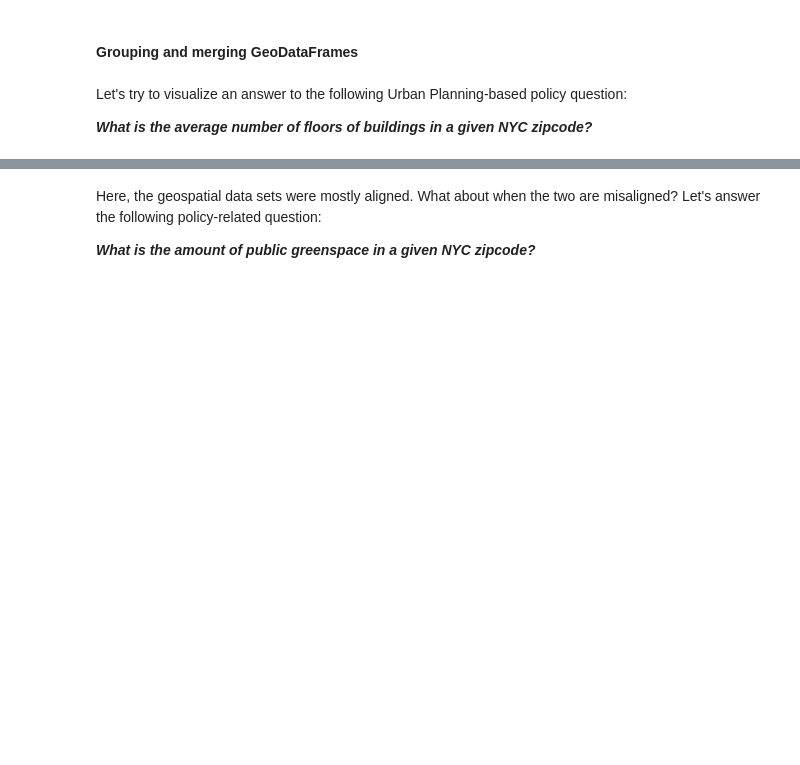
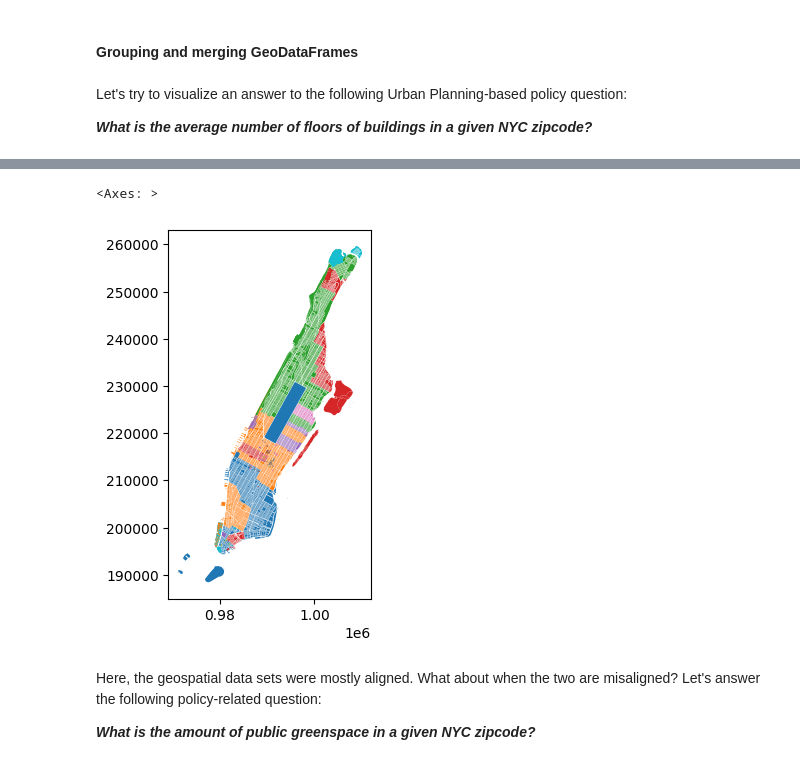
Before and after one commit to ReidelVichot/DSTEP23, a Jupyter notebook: week_9/dstep23_geospatial_intro_part3.ipynb, the cells around one changed output, grey strips where cells are left out. Saved outputs shown, nothing was run; the diff lists cells and outputs as text; code cells hidden in the pictures; blank space fills up the shorter version.

```diff
--- a/week_9/dstep23_geospatial_intro_part3.ipynb
+++ b/week_9/dstep23_geospatial_intro_part3.ipynb
@@ -181,3 +352,8 @@ Let's try to visualize an answer to the following Urban Planning-based policy qu
+# %%
+mnpl_zsh.plot("ZIPCODE")
+# %% [output]
+<Axes: >
+[figure, added]
 # %% [markdown]
 Here, the geospatial data sets were mostly aligned.  What about when the two are misaligned?  Let's answer the following policy-related question:
 
```
Also changed, not shown: parts of 30 cells of this notebook.
